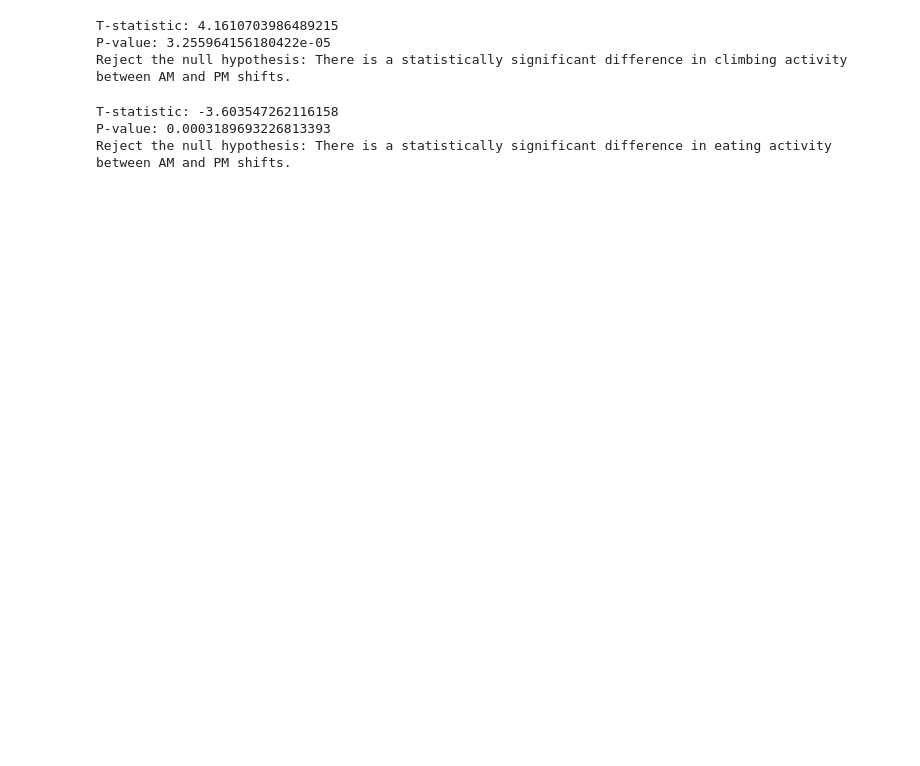
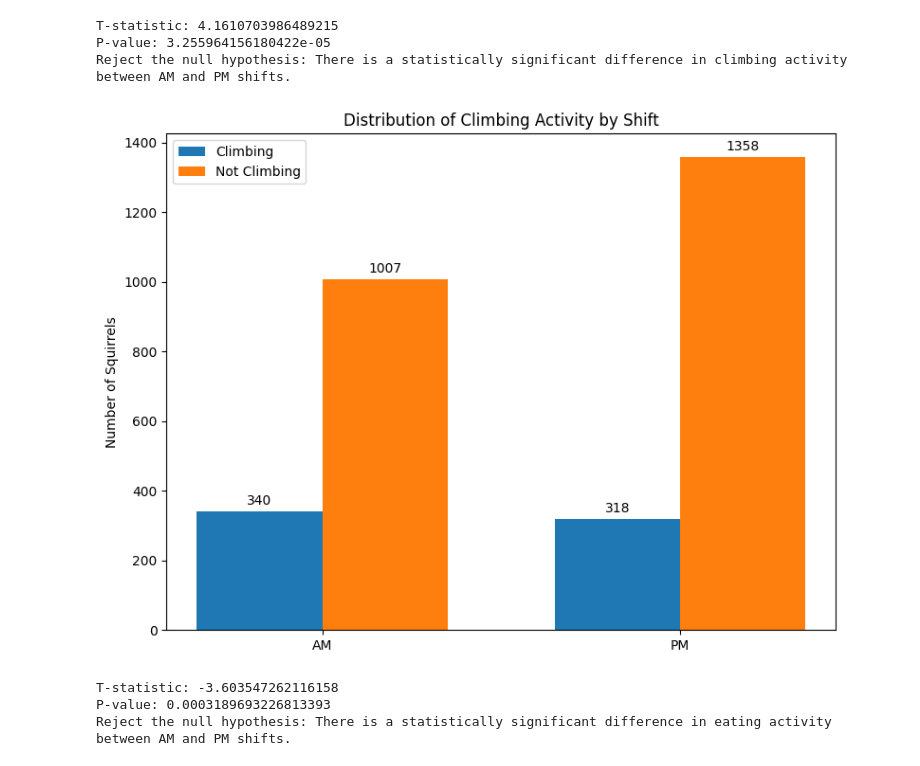
Before and after one commit to remi3333/DSPR_Research_Wildlife, a Jupyter notebook: WildlifeResearch.ipynb, the cells around one changed output. Drawn from its saved outputs; the diff is of its cells as text; code cells hidden in the pictures; blank space fills up the shorter version.

```diff
--- a/WildlifeResearch.ipynb
+++ b/WildlifeResearch.ipynb
@@ -353,6 +400,53 @@ else:
 T-statistic: 4.1610703986489215
 P-value: 3.255964156180422e-05
 Reject the null hypothesis: There is a statistically significant difference in climbing activity between AM and PM shifts.
+# %%
+#disribution of eating activity by shift grouped bar chart
+import matplotlib.pyplot as plt
+import numpy as np
+
+# Calculate the counts of True and False for 'Eating' for each shift
+climbing_counts = squirrel_df.groupby('Shift')['Climbing'].value_counts().unstack().fillna(0)
+
+categories = climbing_counts.index.tolist()
+group_3_values = climbing_counts[True].tolist() # Counts where Eating is True
+group_4_values = climbing_counts[False].tolist() # Counts where Eating is False
+
+
+bar_width = 0.35  # Increased bar width for better visualization
+x = np.arange(len(categories))
+
+fig, ax = plt.subplots(figsize=(8, 6)) # Adjusted figure size
+
+# Plotting each group with an offset
+rects1 = ax.bar(x - bar_width/2, group_3_values, bar_width, label='Climbing')
+rects2 = ax.bar(x + bar_width/2, group_4_values, bar_width, label='Not Climbing')
+
+ax.set_ylabel('Number of Squirrels')
+ax.set_title('Distribution of Climbing Activity by Shift')
+ax.set_xticks(x)
+ax.set_xticklabels(categories)
+ax.legend()
+
+# Add counts on top of the bars
+def autolabel(rects):
+    for rect in rects:
+        height = rect.get_height()
+        ax.annotate('{}'.format(int(height)),
+                    xy=(rect.get_x() + rect.get_width() / 2, height),
+                    xytext=(0, 3),  # 3 points vertical offset
+                    textcoords="offset points",
+                    ha='center', va='bottom')
+
+autolabel(rects1)
+autolabel(rects2)
+
+
+plt.tight_layout()
+
+plt.show()
+# %% [output]
+[figure, added]
 # %%
 '''
 Null Hypothesis: There is no statistically significant difference in the eating activity between the AM and PM shifts in the NYC squirrel population.
```
Also changed, not shown: parts of 6 cells of this notebook.
